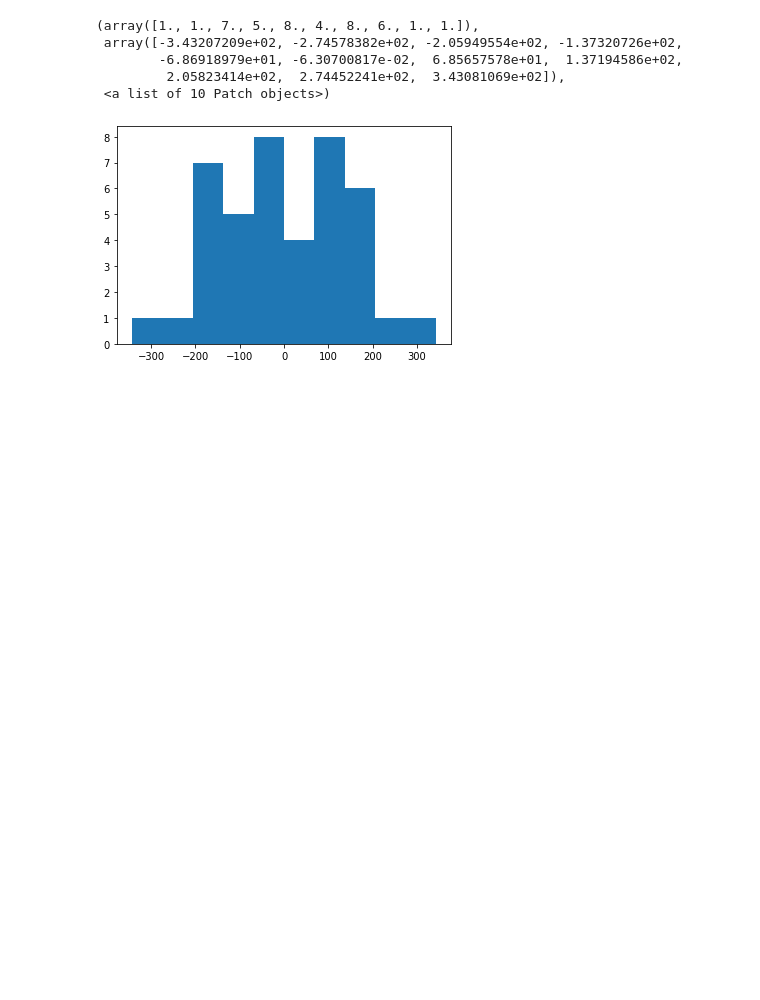
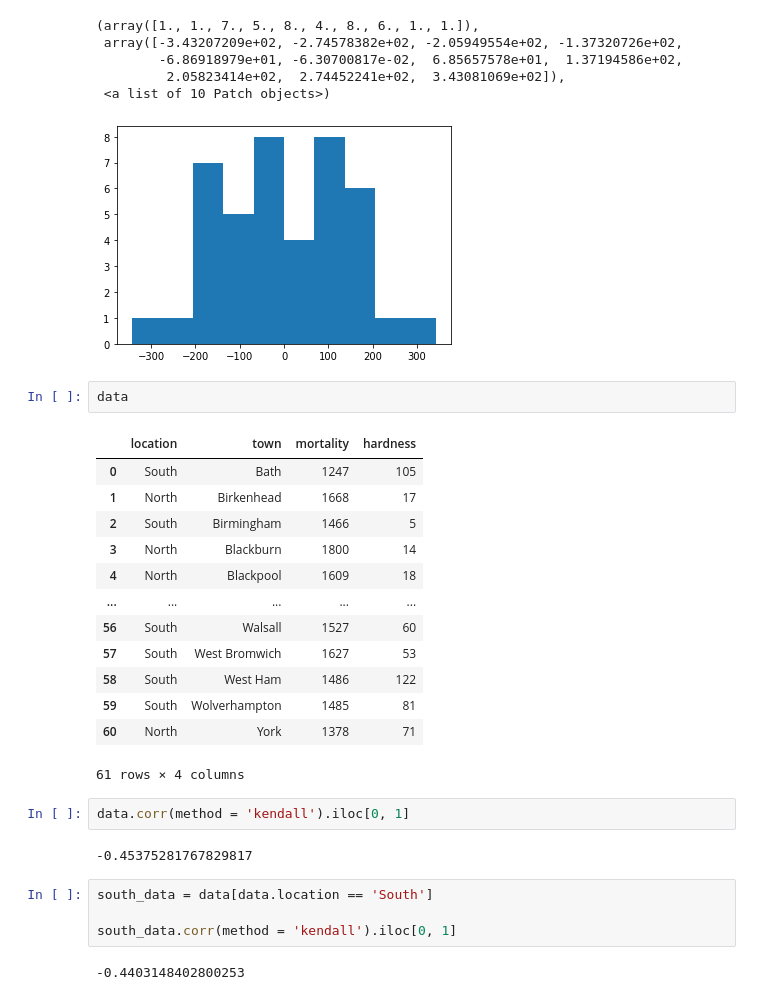
Before and after one commit to SenyaProgramist/netology, a Jupyter notebook: Домашнее задание к лекции «Корреляция и корреляционный анализ».ipynb, the cells around one changed output. Cells and saved outputs as stored; diff of their text form; blank space fills up the shorter version.

```diff
--- a/Домашнее задание к лекции «Корреляция и корреляционный анализ».ipynb
+++ b/Домашнее задание к лекции «Корреляция и корреляционный анализ».ipynb
@@ -159,3 +164,29 @@ plt.hist(results.resid)
          2.05823414e+02,  2.74452241e+02,  3.43081069e+02]),
  <a list of 10 Patch objects>)
 [figure]
+# %%
+data
+# %% [output]
+|  | location | town | mortality | hardness |
+| 0 | South | Bath | 1247 | 105 |
+| 1 | North | Birkenhead | 1668 | 17 |
+| 2 | South | Birmingham | 1466 | 5 |
+| 3 | North | Blackburn | 1800 | 14 |
+| 4 | North | Blackpool | 1609 | 18 |
+| ... | ... | ... | ... | ... |
+| 56 | South | Walsall | 1527 | 60 |
+| 57 | South | West Bromwich | 1627 | 53 |
+| 58 | South | West Ham | 1486 | 122 |
+| 59 | South | Wolverhampton | 1485 | 81 |
+| 60 | North | York | 1378 | 71 |
+61 rows × 4 columns
+# %%
+data.corr(method = 'kendall').iloc[0, 1]
+# %% [output]
+-0.45375281767829817
+# %%
+south_data = data[data.location == 'South']
+
+south_data.corr(method = 'kendall').iloc[0, 1]
+# %% [output]
+-0.4403148402800253
```
Also changed, not shown: parts of 7 cells of this notebook, 26 other files.
